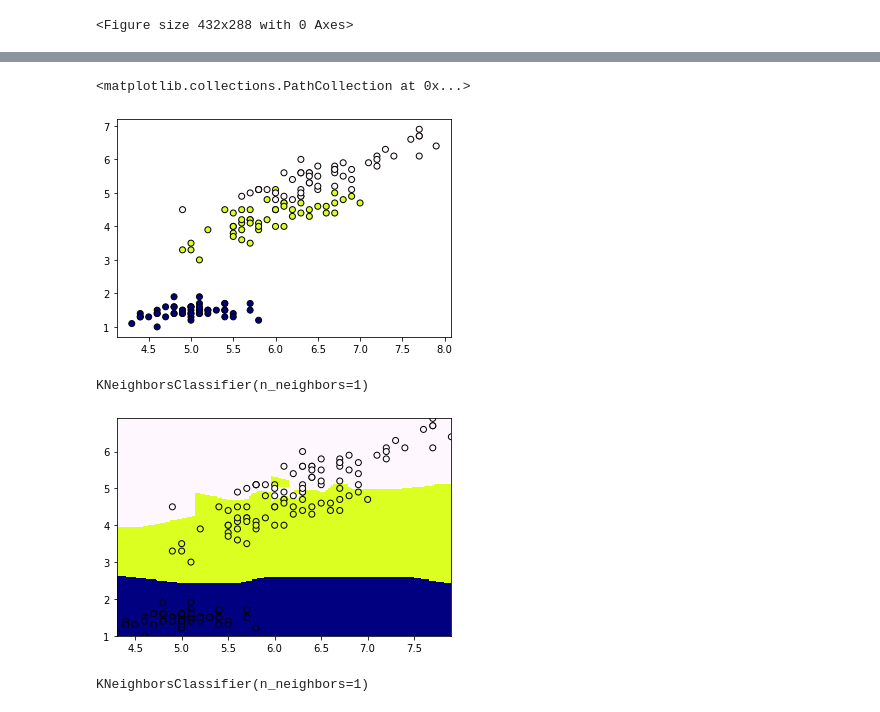
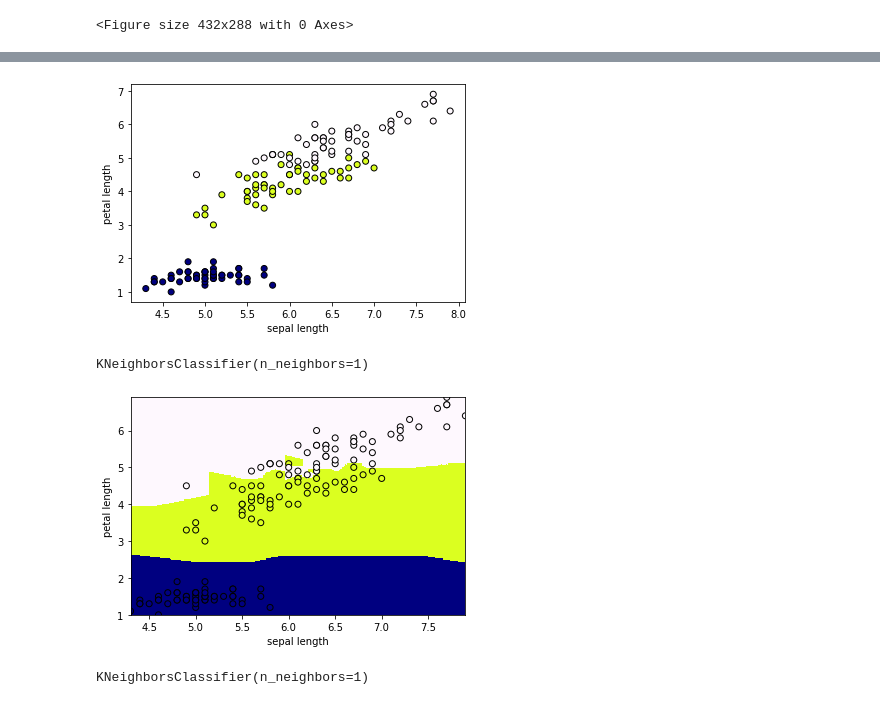
Before and after one commit to ducksfrogs/udemyScipy, a Jupyter notebook: sikibetuki-Copy2.ipynb, the cells around one changed output, grey strips where cells are left out. Saved outputs shown, nothing was run; the diff lists cells and outputs as text; code cells hidden in the pictures.

```diff
--- a/sikibetuki-Copy2.ipynb
+++ b/sikibetuki-Copy2.ipynb
@@ -15,9 +35,11 @@ X = data.data
 y = data.target
 # %%
 plt.scatter(X[:,0], X[:,2], c=y, edgecolors='k')
+plt.xlabel("sepal length")
+plt.ylabel("petal length")
+plt.savefig("first.png")
 # %% [output]
-<matplotlib.collections.PathCollection at 0x...>
-[figure, old version]
+[figure, new version]
 # %%
 X = X[:,0::2]
 # %%
@@ -51,9 +73,11 @@ KNeighborsClassifier(n_neighbors=1)
 # %%
 plt.scatter(X[:,0], X[:,1], marker='o', edgecolors='k', c=y)
 plotBoundary(X, clf)
-plt.savefig('momo.png')
+plt.xlabel('sepal length')
+plt.ylabel('petal length')
+plt.savefig('momo2.png')
 # %% [output]
-[figure, old version]
+[figure, new version]
 # %%
 from sklearn.datasets import load_breast_cancer
 
```
Also changed, not shown: parts of 1 cell of this notebook, 3 other files.
